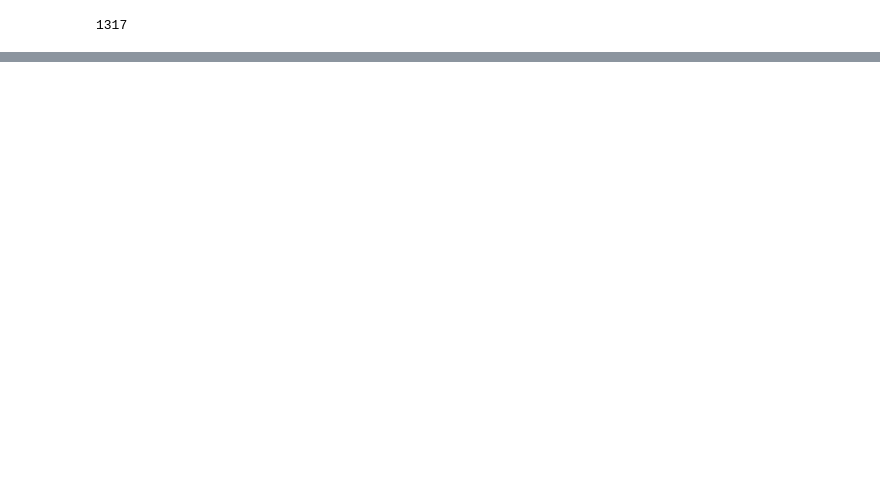
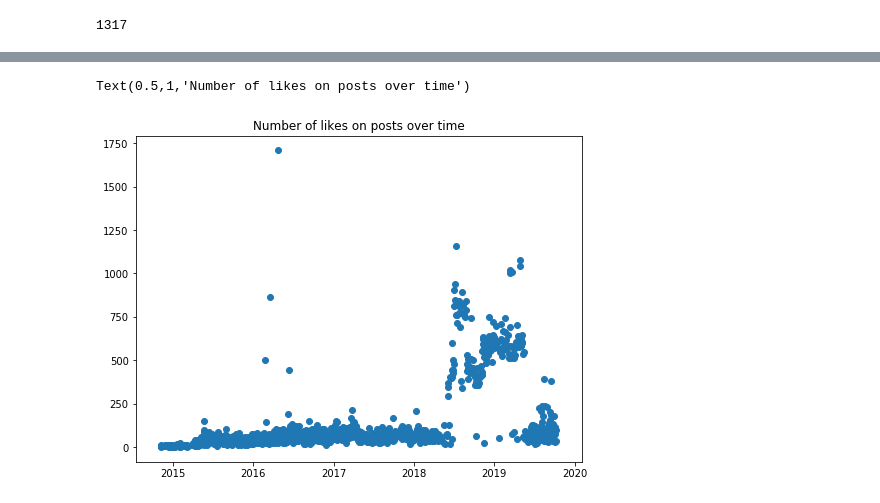
Before and after one commit to ssrosa/grotto, a Jupyter notebook: index.ipynb, the cells around one changed output, grey strips where cells are left out. Cells and saved outputs as stored; diff of their text form; code cells hidden in the pictures; blank space fills up the shorter version.

Commit message:
Pulled data from posts, starting eda

```diff
--- a/index.ipynb
+++ b/index.ipynb
@@ -46,3 +45,0 @@ json.loads(response.text)['data'][1316]
-# %%
-#Get oldest media object to test
-oldest = json.loads(response.text)['data'][1316]['id']
@@ -65,0 +100,4 @@ requests.get(f'https://graph.facebook.com/v4.0/{oldest}?fields=comments,like_cou
+# %%
+# Read JSON file
+with open('media_objects.json') as data_file:
+    media_objects_json = json.load(data_file)
@@ -65,0 +108,4 @@ requests.get(f'https://graph.facebook.com/v4.0/{oldest}?fields=comments,like_cou
+# %%
+media_objects_dicts = [json.loads(obj) for obj in media_objects_json]
+columns = (list(media_objects_dicts[0].keys()))
+data = {col: [obj[col] if col in list(obj.keys()) else None for obj in media_objects_dicts] for col in columns}
@@ -65,0 +122,6 @@ requests.get(f'https://graph.facebook.com/v4.0/{oldest}?fields=comments,like_cou
+# %%
+#build pandas data frame to look at data
+df = pd.DataFrame(data)
+df.set_index(pd.to_datetime(df['timestamp']), inplace = True)
+df.drop(['timestamp'], axis = 1, inplace = True)
+df.sort_index(axis = 0, ascending = True, inplace = True)
@@ -65,0 +138,7 @@ requests.get(f'https://graph.facebook.com/v4.0/{oldest}?fields=comments,like_cou
+# %%
+fig = plt.figure(figsize = (8,6))
+plt.scatter(df.index, df['like_count'])
+plt.title('Number of likes on posts over time')
+# %% [output]
+Text(0.5,1,'Number of likes on posts over time')
+[figure, added]
```
Also changed, not shown: parts of 19 cells of this notebook, 1 other file.
